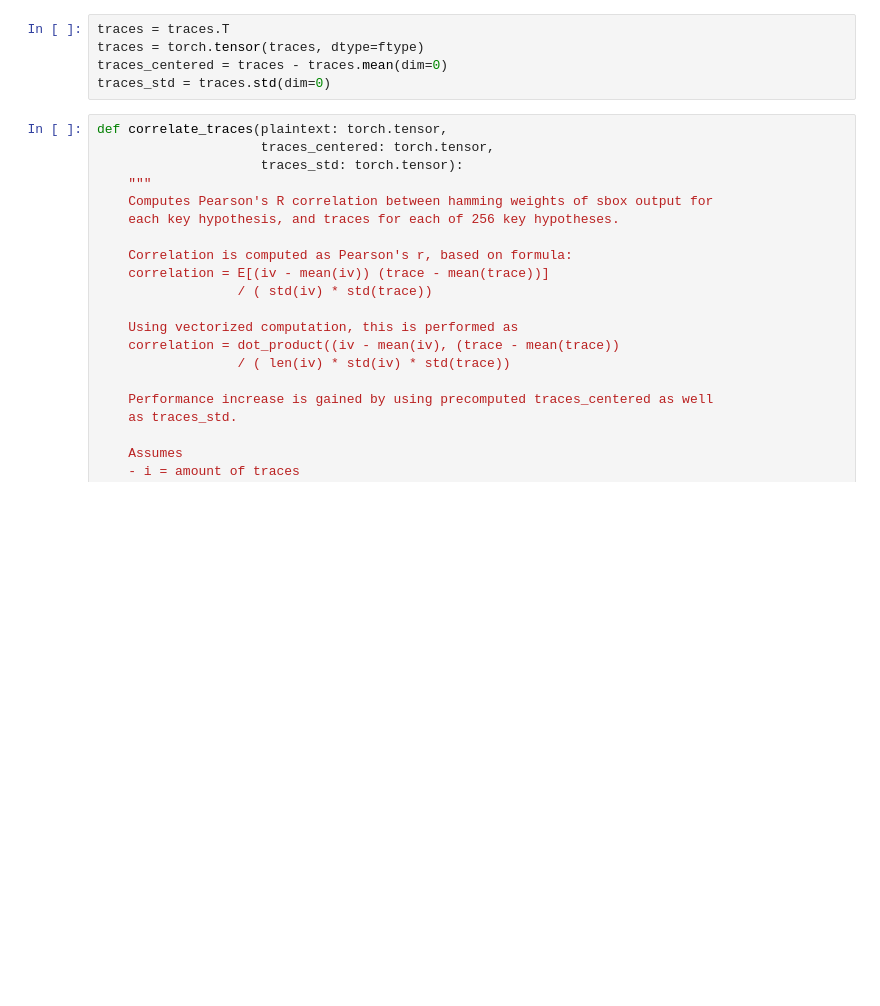
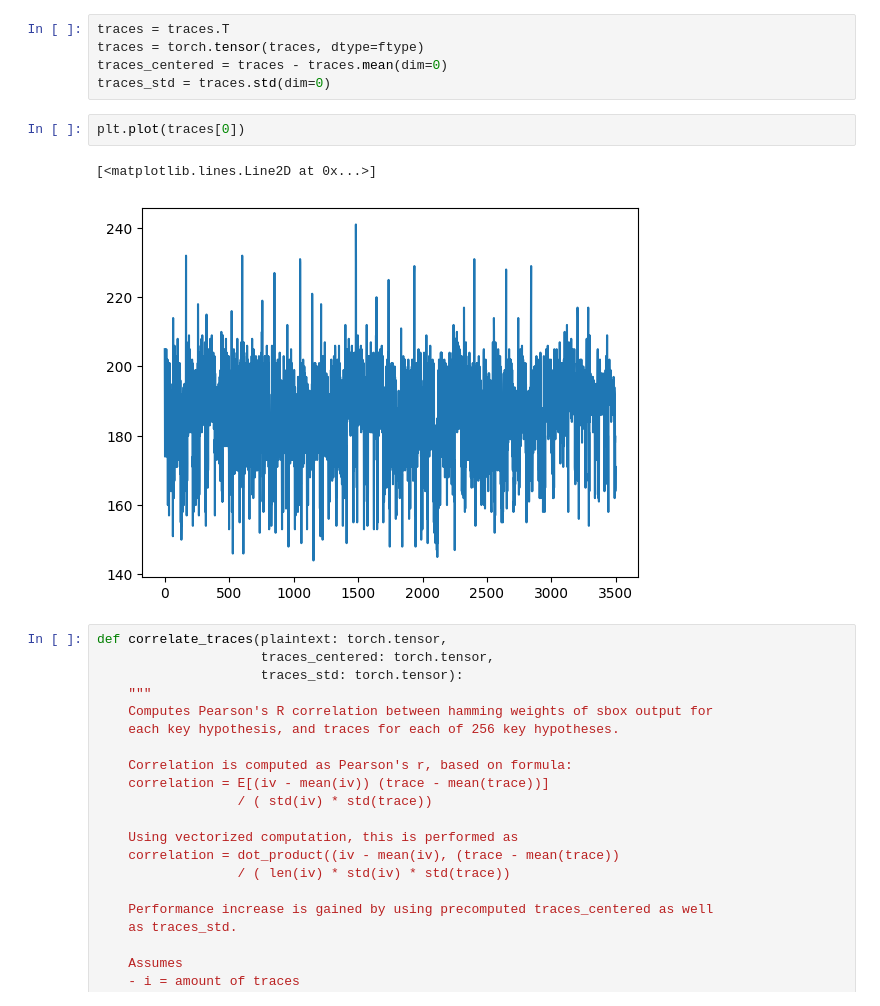
Before and after one commit to paba16/CPA-public-datasets, a Jupyter notebook: random-delays.ipynb, the cells around one changed output. Saved outputs shown, nothing was run; the diff lists cells and outputs as text; blank space fills up the shorter version.

```diff
--- a/random-delays.ipynb
+++ b/random-delays.ipynb
@@ -74,6 +74,11 @@ traces = traces.T
 traces = torch.tensor(traces, dtype=ftype)
 traces_centered = traces - traces.mean(dim=0)
 traces_std = traces.std(dim=0)
+# %%
+plt.plot(traces[0])
+# %% [output]
+[<matplotlib.lines.Line2D at 0x...>]
+[figure, added]
 # %%
 def correlate_traces(plaintext: torch.tensor,
                      traces_centered: torch.tensor,
```
Also changed, not shown: parts of 15 cells of this notebook, 3 other files.
